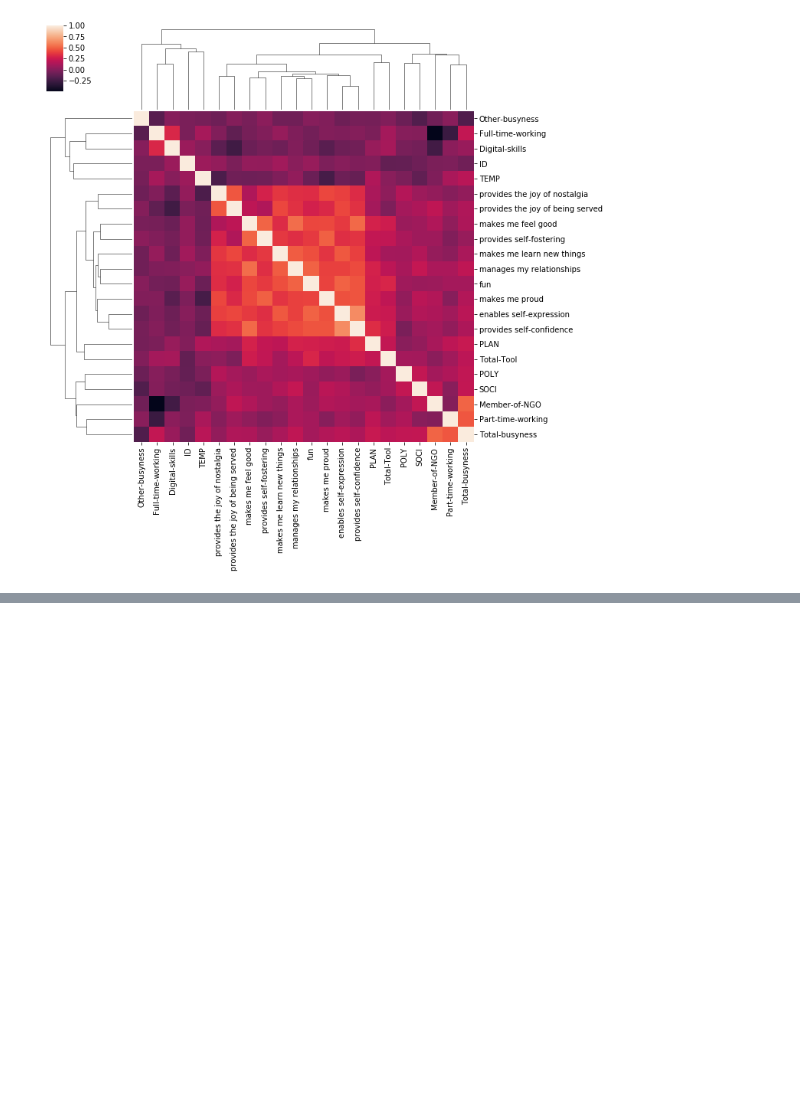
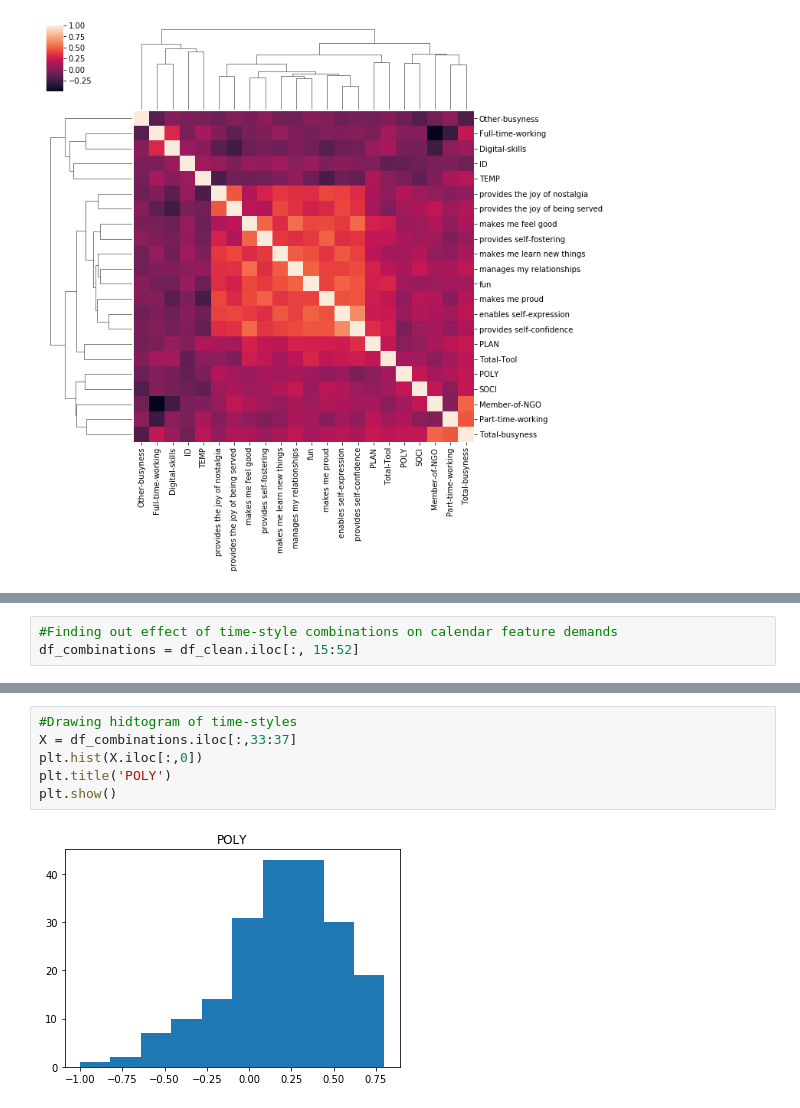
Before and after one commit to utkucivelek/civ, a Jupyter notebook: unicalendar.ipynb, the cells around one changed output, grey strips where cells are left out. Cells and saved outputs as stored; diff of their text form; blank space fills up the shorter version.

```diff
--- a/unicalendar.ipynb
+++ b/unicalendar.ipynb
@@ -187,0 +191,3 @@ plot_corr_mot
+# %%
+#Finding out effect of time-style combinations on calendar feature demands
+df_combinations = df_clean.iloc[:, 15:52]
@@ -187,0 +215,8 @@ plot_corr_mot
+# %%
+#Drawing hidtogram of time-styles
+X = df_combinations.iloc[:,33:37]
+plt.hist(X.iloc[:,0])
+plt.title('POLY')
+plt.show()
+# %% [output]
+[figure, added]
```
Also changed, not shown: parts of 17 cells of this notebook.
